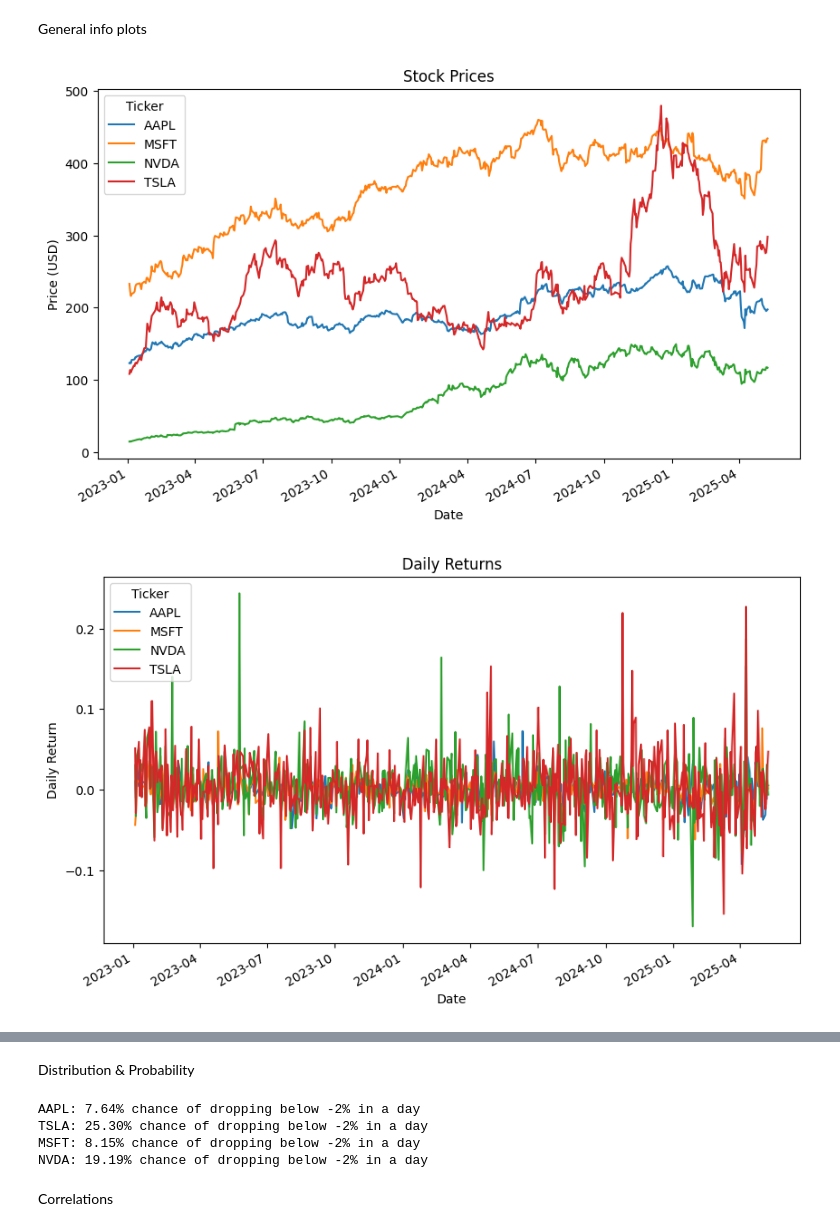
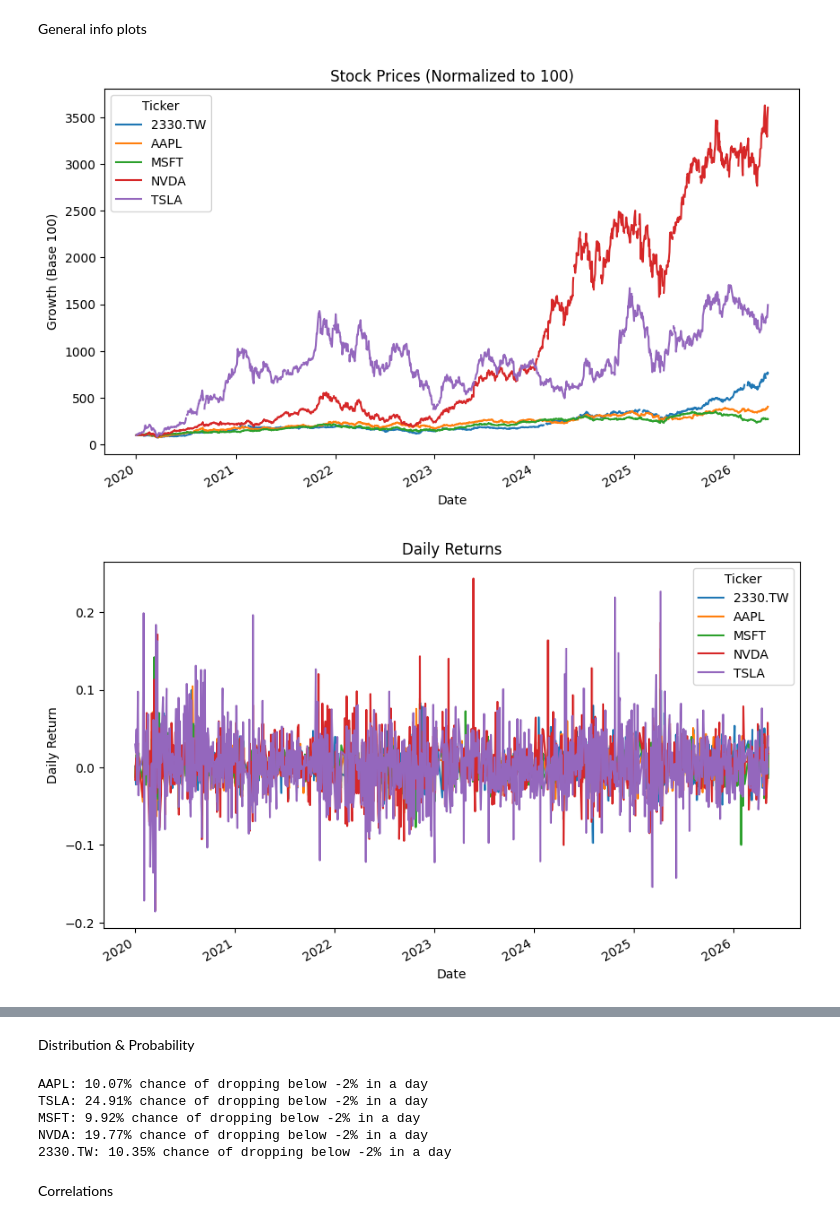
Before and after one commit to Rxn321/Portfolio-Optimization, a Jupyter notebook: portfolio.ipynb, the cells around one changed output, grey strips where cells are left out. Cells and saved outputs as stored; diff of their text form; code cells hidden in the pictures.

```diff
--- a/portfolio.ipynb
+++ b/portfolio.ipynb
@@ -12,9 +12,9 @@ import seaborn as sns
 Set the stocks here:
 # %%
 # Stock list
-tickers = ["AAPL", "TSLA", "MSFT", "NVDA"] ###, "MDA.TO"]
-start_date = "2023-01-01"
-end_date = "2025-05-11"
+tickers = ["AAPL", "TSLA", "MSFT", "NVDA", "2330.TW"] #ticker + exchange suffix
+start_date = "2020-01-01"
+end_date = "2026-05-11"
 
 # Download closing prices
 data = yf.download(tickers, start=start_date, end=end_date)["Close"]
@@ -55,30 +57,38 @@ dtype: float64
 General info plots
 # %%
 
-# Plot stock prices
-data.plot(figsize=(10, 6), title="Stock Prices")
+# Plot stock prices (Only USD))
+# data.plot(figsize=(10, 6), title="Stock Prices")
+# plt.xlabel("Date")
+# plt.ylabel("Price (USD)")
+# plt.show()
+
+# Normalized Price Plot (For mixed currency stocks,)
+normalized = data.div(data.iloc[0]) * 100
+normalized.plot(figsize=(10, 6), title="Stock Prices (Normalized to 100)")
 plt.xlabel("Date")
-plt.ylabel("Price (USD)")
+plt.ylabel("Growth (Base 100)")
 plt.show()
 
 # Plot daily returns
 returns.plot(figsize=(10, 6), title="Daily Returns")
 plt.xlabel("Date")
 plt.ylabel("Daily Return")
 plt.show()
+
 
 # Risk vs Return scatter plot
 plt.figure(figsize=(8, 6))
 plt.scatter(volatility, avg_returns)
 
 for stock in tickers:
     plt.annotate(stock, (volatility[stock], avg_returns[stock]))
 
 plt.xlabel("Volatility (Risk)")
 plt.ylabel("Average Return")
 plt.title("Risk vs Return")
 plt.grid(True)
 plt.show()
 # %% [output]
-[figure, old version]
+[figure, new version]
-[figure, old version]
+[figure, new version]
@@ -122,10 +132,11 @@ for stock in tickers:
     # plt.grid(True)
     # plt.show()
 # %% [output]
-AAPL: 7.64% chance of dropping below -2% in a day
-TSLA: 25.30% chance of dropping below -2% in a day
-MSFT: 8.15% chance of dropping below -2% in a day
-NVDA: 19.19% chance of dropping below -2% in a day
+AAPL: 10.07% chance of dropping below -2% in a day
+TSLA: 24.91% chance of dropping below -2% in a day
+MSFT: 9.92% chance of dropping below -2% in a day
+NVDA: 19.77% chance of dropping below -2% in a day
+2330.TW: 10.35% chance of dropping below -2% in a day
 # %% [markdown]
 Correlations
 # %%
```
Also changed, not shown: parts of 9 cells of this notebook.
